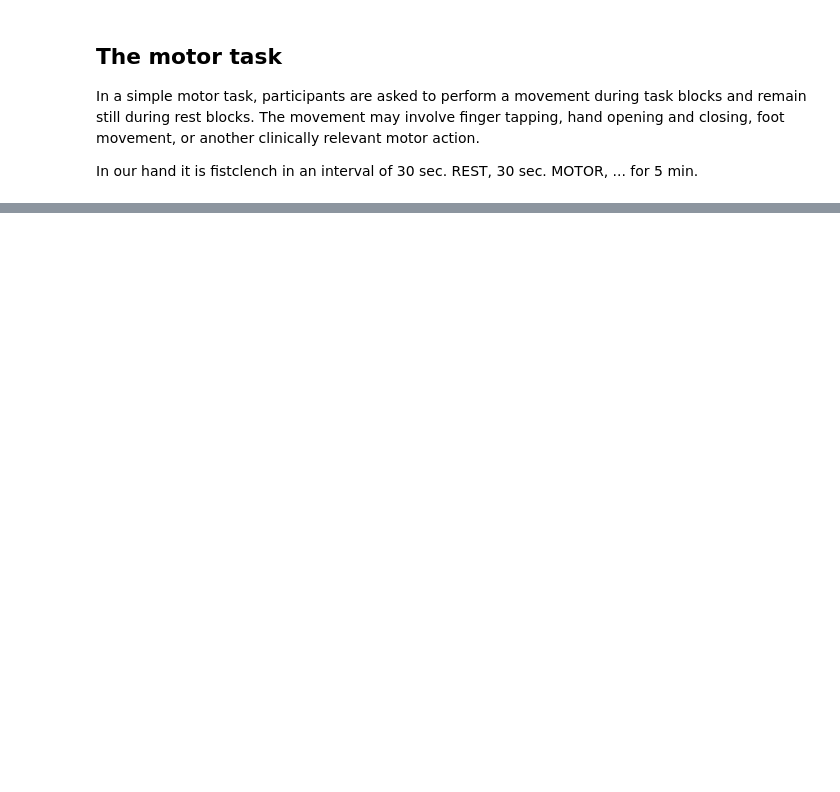
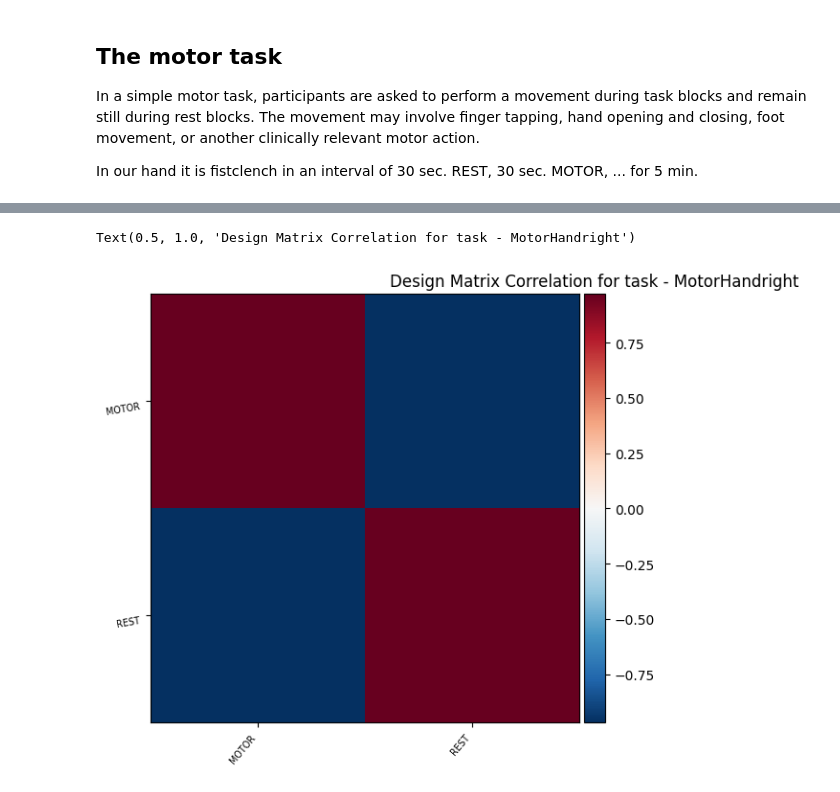
Before and after one commit to fphsFischmeister/ILAE_NeuroimagingSchool, a Jupyter notebook: notebooks/02_task_processing.ipynb, the cells around one changed output, grey strips where cells are left out. Drawn from its saved outputs; the diff is of its cells as text; code cells hidden in the pictures; blank space fills up the shorter version.

```diff
--- a/notebooks/02_task_processing.ipynb
+++ b/notebooks/02_task_processing.ipynb
@@ -105,0 +188,8 @@ FileNotFoundError: [Errno 2] No such file or directory: './ILAE_NeuroimagingScho
+# %%
+# plot correlation between regressors
+from nilearn.plotting import plot_design_matrix_correlation
+plot_design_matrix_correlation(design_matrix)
+plt.title(f"Design Matrix Correlation for task - {task_label}")
+# %% [output]
+Text(0.5, 1.0, 'Design Matrix Correlation for task - MotorHandright')
+[figure, added]
```
Also changed, not shown: parts of 14 cells of this notebook, 2 other files.
